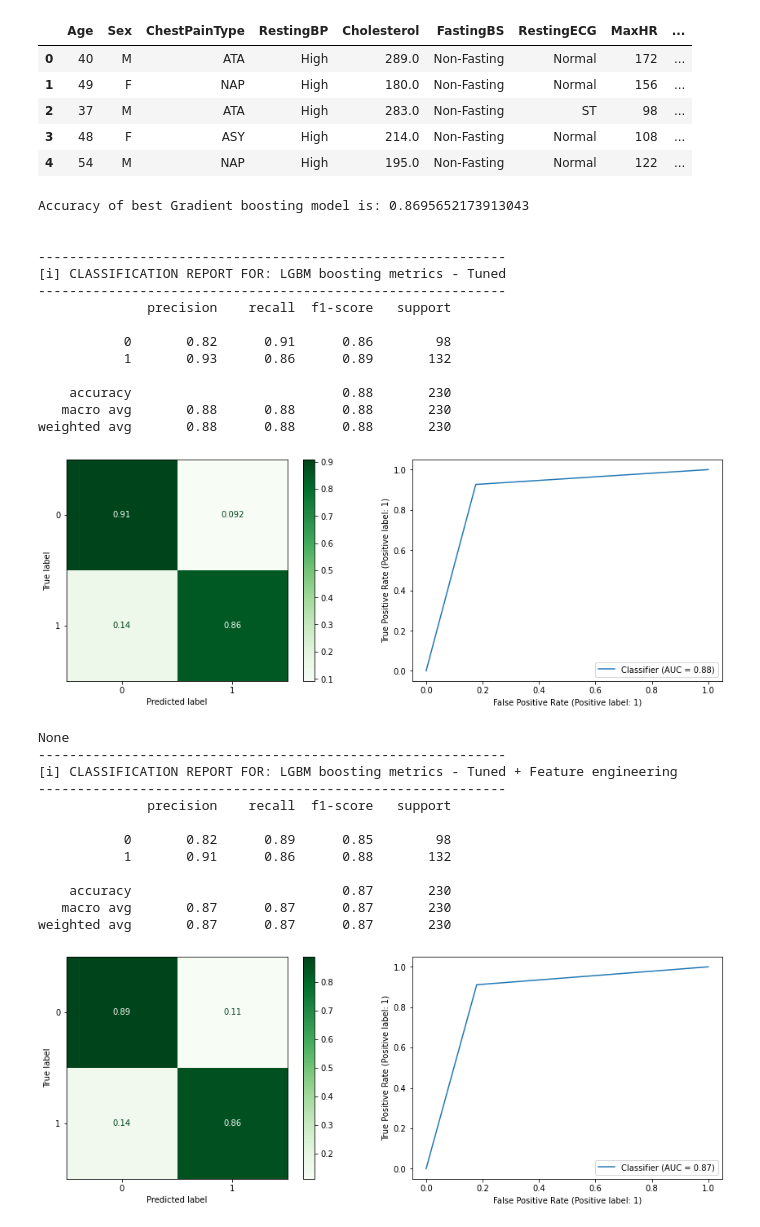
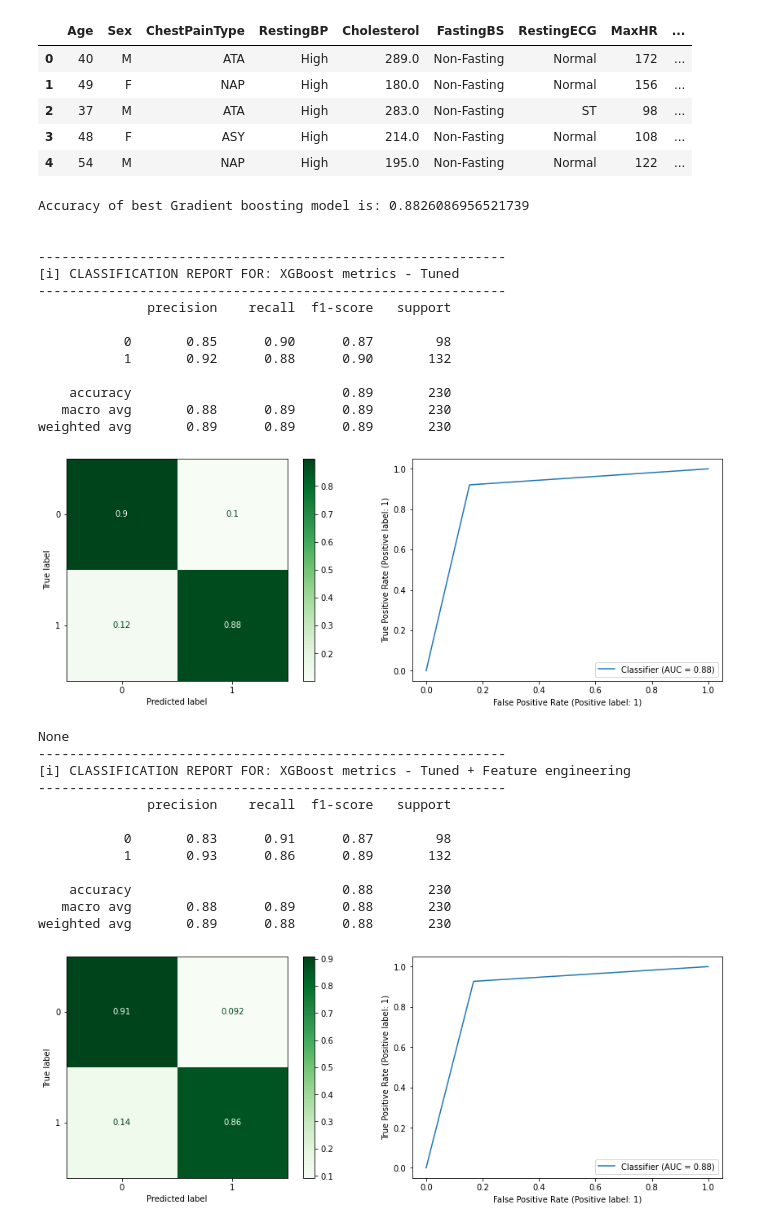
Before and after one commit to Richard-Shimada/Heart-disease-prediction-based-on-demographic-and-clinical-factors, a Jupyter notebook: Project_2_Part_4_V3_RS.ipynb, the cells around one changed output. Saved outputs shown, nothing was run; the diff lists cells and outputs as text; code cells hidden in the pictures.

```diff
--- a/Project_2_Part_4_V3_RS.ipynb
+++ b/Project_2_Part_4_V3_RS.ipynb
@@ -403,7 +403,7 @@ None
 # %%
 %%time
 #use grid search to optimize Logistic Regression Classifier
-log_reg_param_grid = {'logisticregression__C': [0.0001, 0.001, 0.01, 0.08, 0.1, 1, 10, 100, 1000],
+log_reg_param_grid = {'logisticregression__C': [0.0001, 0.001, 0.01,0.06,0.07, 0.08, 0.085,0.09,0.1, 1, 10, 100, 1000],
   'logisticregression__solver': ['liblinear'],
   'logisticregression__penalty': ['l1','l2']}
 
@@ -461,24 +461,24 @@ After tuning, overall accuracy and AUC remains unchanged. For the 0 class, preci
 # %%
 %%time
 #use grid search to optimize gradient boosting model
-LGBM_param_grid = {'lgbmclassifier__max_depth': [1,3,5],
-          'lgbmclassifier__learning_rate': [.09, .1, .11],
-          'lgbmclassifier__n_estimators': [25,70,90,110,150]}
+XGB_param_grid = {'xgbclassifier__max_depth': [2,3,4],
+          'xgbclassifier__learning_rate': [.08, .09, .1],
+          'xgbclassifier__n_estimators': [20,75,90,120,175]}
 
-LGBM_pipe_gs = GridSearchCV(LGBM_pipe, LGBM_param_grid)
+XGB_pipe_gs = GridSearchCV(XGB_pipe, XGB_param_grid)
 
-LGBM_pipe_gs.fit(X_train, y_train)
+XGB_pipe_gs.fit(X_train, y_train)
 print('Best Gradient Boosting Parameters:')
-print(LGBM_pipe_gs.best_params_)
-best_LGBM_pipe = LGBM_pipe_gs.best_estimator_
-print(f'Accuracy of best LGBM boosting model is: {best_LGBM_pipe.score(X_test, y_test)}')
+print(XGB_pipe_gs.best_params_)
+best_XGB_pipe = XGB_pipe_gs.best_estimator_
+print(f'Accuracy of best XGB boosting model is: {best_XGB_pipe.score(X_test, y_test)}')
 print('\n')
 
 #Save predictions to run through evaluate_classification function
-LGBM_best_params_train_pred = best_LGBM_pipe.predict(X_train)
-LGBM_best_params_test_pred = best_LGBM_pipe.predict(X_test)
+XGB_best_params_train_pred = best_XGB_pipe.predict(X_train)
+XGB_best_params_test_pred = best_XGB_pipe.predict(X_test)
 
-print(evaluate_classification(LGBM_preds,y_test, label = 'LGBM boosting metrics'))
-print(evaluate_classification(LGBM_best_params_test_pred ,y_test,label = 'LGBM boosting metrics - Tuned'))
+print(evaluate_classification(XGB_preds,y_test, label = 'XGBoost metrics'))
+print(evaluate_classification(XGB_best_params_test_pred ,y_test,label = 'XGBoost metrics - Tuned'))
 # %% [output]
 Best Gradient Boosting Parameters:
@@ -584,43 +584,43 @@ y2 = engineered_df['HeartDisease']
 X2_train,X2_test,y2_train,y2_test = train_test_split(X2,y2,random_state=42)
 # %%
 %%time
-best_LGBM_pipe.fit(X2_train, y2_train)
-print(f'Accuracy of best Gradient boosting model is: {best_LGBM_pipe.score(X2_test, y2_test)}')
+best_XGB_pipe.fit(X2_train, y2_train)
+print(f'Accuracy of best Gradient boosting model is: {best_XGB_pipe.score(X2_test, y2_test)}')
 print('\n')
 
 #Save predictions to run through evaluate_classification function
-LGBM2_best_params_train_pred = best_LGBM_pipe.predict(X2_train)
-LGBM2_best_params_test_pred = best_LGBM_pipe.predict(X2_test)
+XGB2_best_params_train_pred = best_XGB_pipe.predict(X2_train)
+XGB2_best_params_test_pred = best_XGB_pipe.predict(X2_test)
 
-print(evaluate_classification(LGBM_best_params_test_pred ,y_test,label = 'LGBM boosting metrics - Tuned'))
-print(evaluate_classification(LGBM2_best_params_test_pred ,y2_test,label = 'LGBM boosting metrics - Tuned + Feature engineering'))
+print(evaluate_classification(XGB_best_params_test_pred ,y_test,label = 'XGBoost metrics - Tuned'))
+print(evaluate_classification(XGB2_best_params_test_pred ,y2_test,label = 'XGBoost metrics - Tuned + Feature engineering'))
 # %% [output]
-Accuracy of best Gradient boosting model is: 0.8695652173913043
+Accuracy of best Gradient boosting model is: 0.8826086956521739
 
 
 ------------------------------------------------------------
-[i] CLASSIFICATION REPORT FOR: LGBM boosting metrics - Tuned
+[i] CLASSIFICATION REPORT FOR: XGBoost metrics - Tuned
 ------------------------------------------------------------
               precision    recall  f1-score   support
 
-           0       0.82      0.91      0.86        98
-           1       0.93      0.86      0.89       132
+           0       0.85      0.90      0.87        98
+           1       0.92      0.88      0.90       132
 
-    accuracy                           0.88       230
-   macro avg       0.88      0.88      0.88       230
-weighted avg       0.88      0.88      0.88       230
+    accuracy                           0.89       230
+   macro avg       0.88      0.89      0.89       230
+weighted avg       0.89      0.89      0.89       230
-[figure, old version]
+[figure, new version]
 None
 ------------------------------------------------------------
-[i] CLASSIFICATION REPORT FOR: LGBM boosting metrics - Tuned + Feature engineering
+[i] CLASSIFICATION REPORT FOR: XGBoost metrics - Tuned + Feature engineering
 ------------------------------------------------------------
               precision    recall  f1-score   support
 
-           0       0.82      0.89      0.85        98
-           1       0.91      0.86      0.88       132
+           0       0.83      0.91      0.87        98
+           1       0.93      0.86      0.89       132
 
-    accuracy                           0.87       230
-   macro avg       0.87      0.87      0.87       230
-weighted avg       0.87      0.87      0.87       230
+    accuracy                           0.88       230
+   macro avg       0.88      0.89      0.88       230
+weighted avg       0.89      0.88      0.88       230
-[figure, old version]
+[figure, new version]
 None
```
Also changed, not shown: parts of 21 cells of this notebook.
